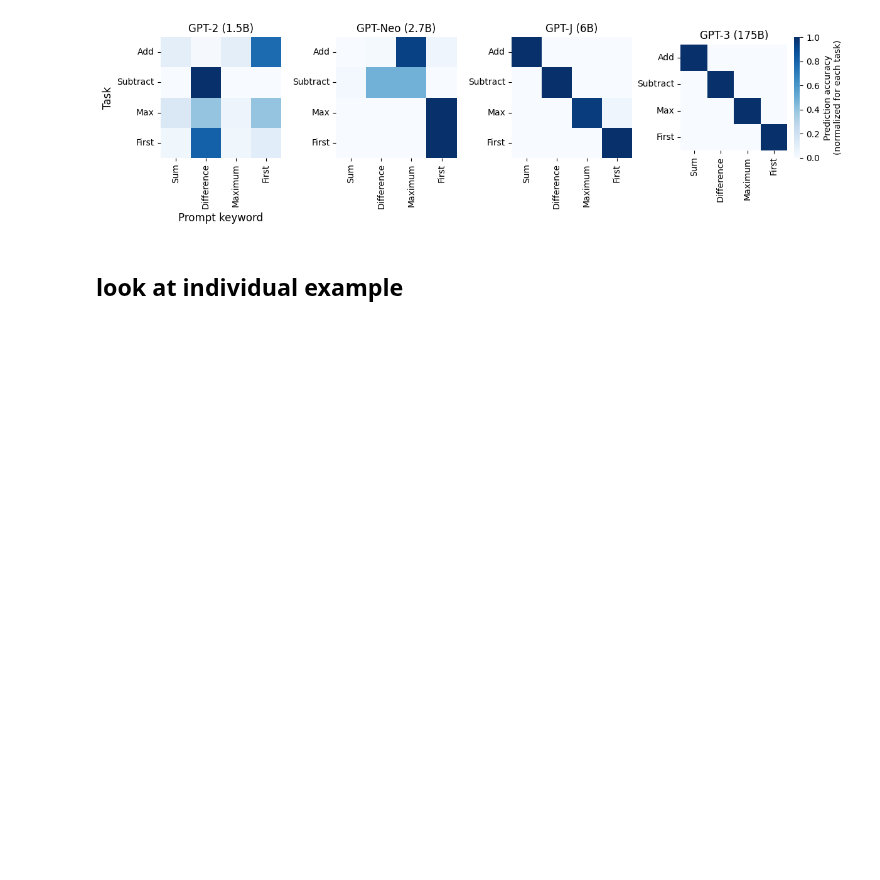
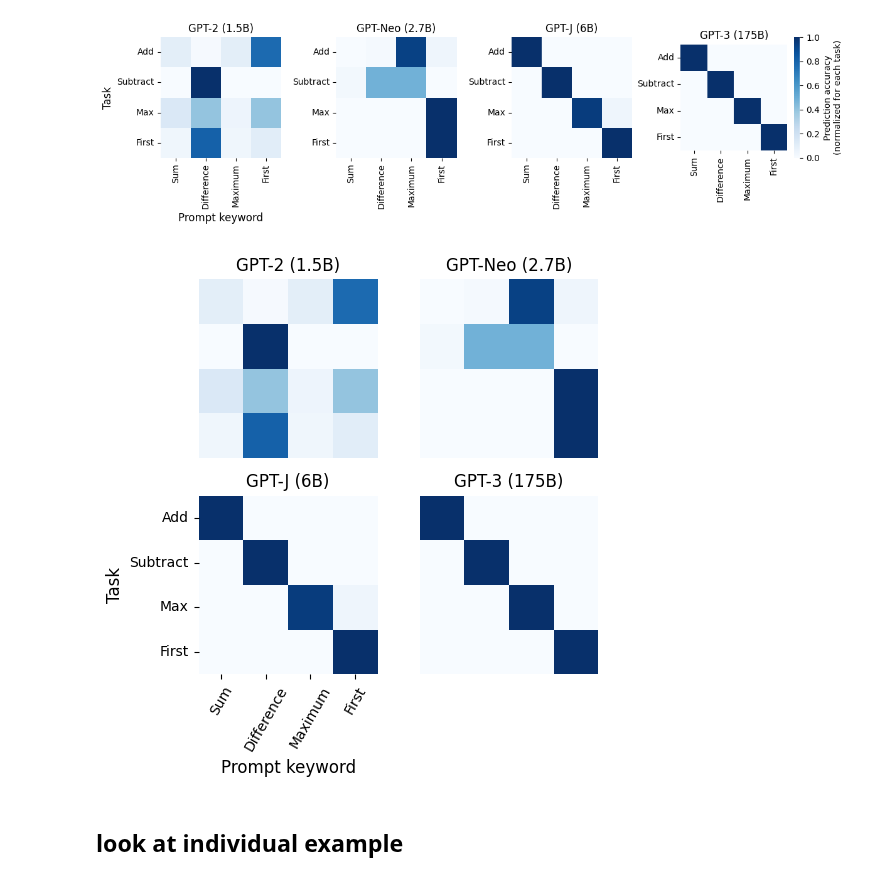
Before and after one commit to csinva/iprompt, a Jupyter notebook: notebooks/01_prompt_selection.ipynb, the cells around one changed output. Drawn from its saved outputs; the diff is of its cells as text; code cells hidden in the pictures; blank space fills up the shorter version.

Commit message:
update prompt_classification plot

```diff
--- a/notebooks/01_prompt_selection.ipynb
+++ b/notebooks/01_prompt_selection.ipynb
@@ -74,6 +75,73 @@ plt.savefig('../results/prompt_classification/heatmaps_prompt_classification.pdf
             bbox_inches='tight')
 # %% [output]
 [figure]
+# %%
+# model_names = ['gpt2-medium', 'EleutherAI/gpt-j-6B']
+model_names = ['gpt2-xl', 'EleutherAI/gpt-neo-2.7B', 'EleutherAI/gpt-j-6B', 'gpt3']
+plt.figure(figsize=(5.5, 5.5))
+for i, model_name in enumerate(model_names):
+    # model_name = 'gpt2-medium'
+    r = pkl.load(
+        open(f'../results/prompt_classification/heatmap_{model_name.replace("/", "___")}.pkl', 'rb'))
+
+    tasks_plot = ['add_two', 'subtract_two', 'max_two', 'first_two']
+    task_names = r['task_names']
+    idxs = np.array([task_names.index(tasks_plot[i])
+                    for i in range(len(tasks_plot))])
+
+    plt.subplot(2, 2, i + 1)
+
+    # losses
+    # losses = r['losses']
+    # losses = torch.tensor(losses)
+    # losses = losses[idxs, :][:, idxs]
+    # losses = losses.softmax(axis=1)
+    # task_descriptions = np.array(r['task_descriptions'])[idxs]
+    # sns.heatmap(losses.softmax, yticklabels=tasks_plot,
+    #             xticklabels=task_descriptions,
+    #             cbar_kws={'label': 'Loss (normalized for each task)'})
+    # plt.xticks(rotation=90)
+    # plt.yticks(rotation=0)
+
+    accuracies = r['accuracies']
+    accuracies = accuracies[idxs, :][:, idxs]
+    task_descriptions = np.array(r['task_descriptions'])[idxs]
+
+    # print(r['losses'])
+    # plt.subplot(122)
+    # accuracies = torch.tensor(accuracies)
+    accuracies = torch.tensor(accuracies).softmax(dim=1)
+    plt.title(analyze_utils.CHECKPOINT_RENAME[model_name])
+    xticklabels = pd.Series(task_descriptions).apply(
+                         lambda x: x.split(' ')[2].capitalize())
+    yticklabels=pd.Series(tasks_plot).apply(
+                        lambda x: x.split('_')[0].capitalize())
+    ax = sns.heatmap(accuracies,
+                     yticklabels=yticklabels if i == 2 else [],
+                     xticklabels=xticklabels if i == 2 else [],
+                    #  cbar_kws={
+                        #  'label': 'Prediction accuracy\n(normalized for each task)'},
+                    #  cbar=(i == len(model_names) - 1),
+                     cbar=0,
+                     cmap='Blues',
+                     square=True,
+                     # cbar_kws={'label': 'Accuracy (higher better)'}
+                     )
+    if i == 0:
+        plt.setp(ax.get_xticklabels(), visible=False)
+
+    plt.xticks(rotation=60)
+    plt.yticks(rotation=0)
+    if i == 2:
+        ax.set_ylabel('Task', fontsize='large')
+        ax.set_xlabel('Prompt keyword', fontsize='large')
+plt.tight_layout()
+    # for _, spine in ax.spines.items():
+        # spine.set_visible(True)
+plt.savefig('../results/prompt_classification/heatmaps_prompt_classification.pdf',
+            bbox_inches='tight')
+# %% [output]
+[figure, added]
 # %% [markdown]
 ## look at individual example
 # %% [markdown]
```
Also changed, not shown: parts of 1 cell of this notebook.
